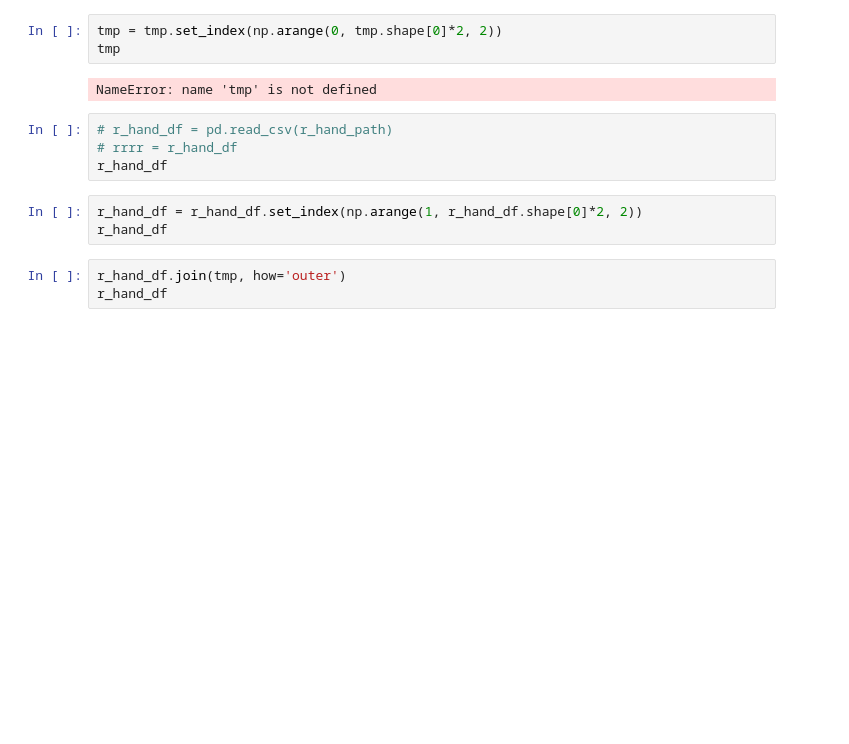
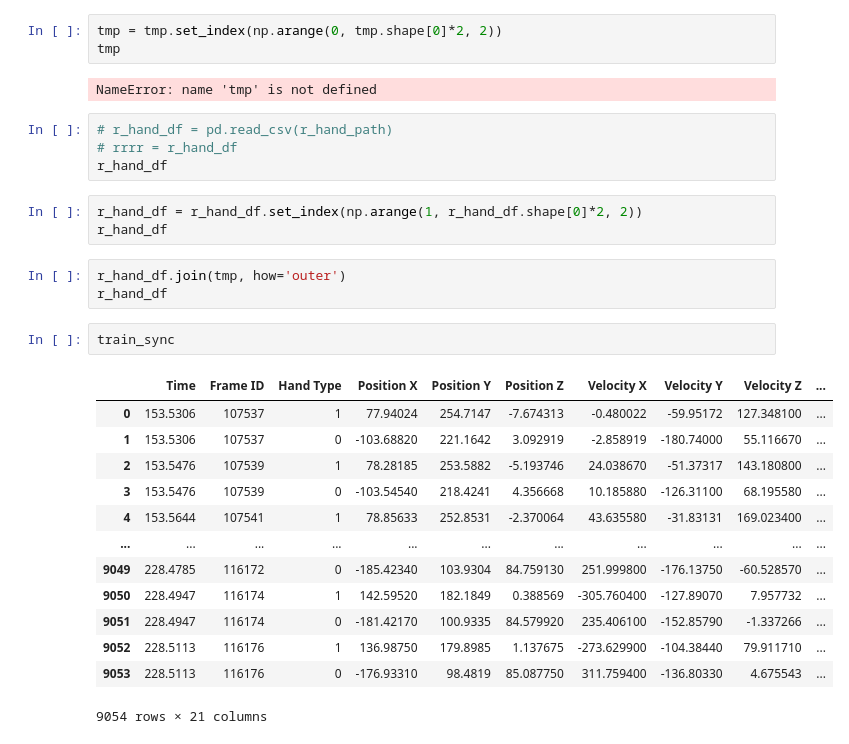
Before and after one commit to MtheEPIC/DataImaging, a Jupyter notebook: Hand_gestures.ipynb, the cells around one changed output. Cells and saved outputs as stored; diff of their text form; blank space fills up the shorter version.

Commit message:
started adding both hands into one sample

```diff
--- a/Hand_gestures.ipynb
+++ b/Hand_gestures.ipynb
@@ -177,3 +245,19 @@ r_hand_df
 # %%
 r_hand_df.join(tmp, how='outer')
 r_hand_df
+# %%
+train_sync
+# %% [output]
+|  | Time | Frame ID | Hand Type | Position X | Position Y | Position Z | Velocity X | Velocity Y | Velocity Z | ... |
+| 0 | 153.5306 | 107537 | 1 | 77.94024 | 254.7147 | -7.674313 | -0.480022 | -59.95172 | 127.348100 | ... |
+| 1 | 153.5306 | 107537 | 0 | -103.68820 | 221.1642 | 3.092919 | -2.858919 | -180.74000 | 55.116670 | ... |
+| 2 | 153.5476 | 107539 | 1 | 78.28185 | 253.5882 | -5.193746 | 24.038670 | -51.37317 | 143.180800 | ... |
+| 3 | 153.5476 | 107539 | 0 | -103.54540 | 218.4241 | 4.356668 | 10.185880 | -126.31100 | 68.195580 | ... |
+| 4 | 153.5644 | 107541 | 1 | 78.85633 | 252.8531 | -2.370064 | 43.635580 | -31.83131 | 169.023400 | ... |
+| ... | ... | ... | ... | ... | ... | ... | ... | ... | ... | ... |
+| 9049 | 228.4785 | 116172 | 0 | -185.42340 | 103.9304 | 84.759130 | 251.999800 | -176.13750 | -60.528570 | ... |
+| 9050 | 228.4947 | 116174 | 1 | 142.59520 | 182.1849 | 0.388569 | -305.760400 | -127.89070 | 7.957732 | ... |
+| 9051 | 228.4947 | 116174 | 0 | -181.42170 | 100.9335 | 84.579920 | 235.406100 | -152.85790 | -1.337266 | ... |
+| 9052 | 228.5113 | 116176 | 1 | 136.98750 | 179.8985 | 1.137675 | -273.629900 | -104.38440 | 79.911710 | ... |
+| 9053 | 228.5113 | 116176 | 0 | -176.93310 | 98.4819 | 85.087750 | 311.759400 | -136.80330 | 4.675543 | ... |
+9054 rows × 21 columns
```
Also changed, not shown: parts of 14 cells of this notebook.
